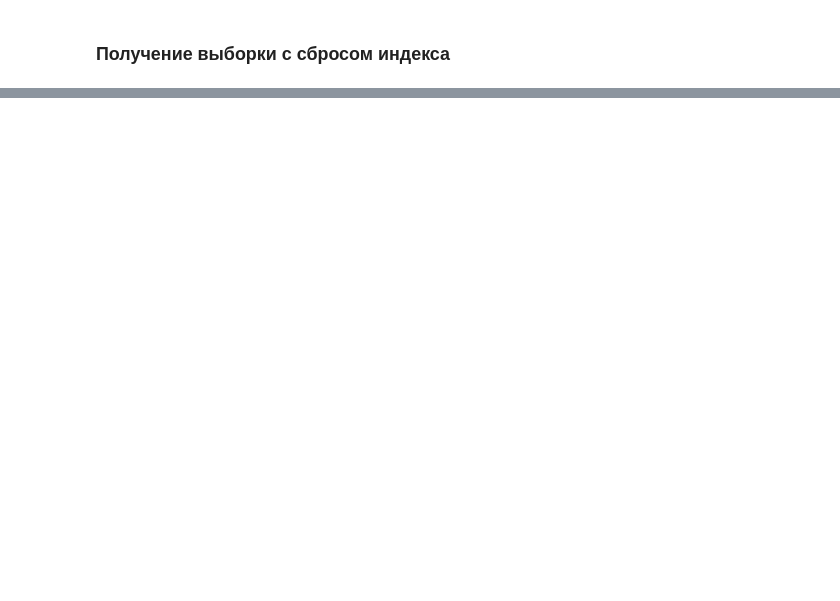
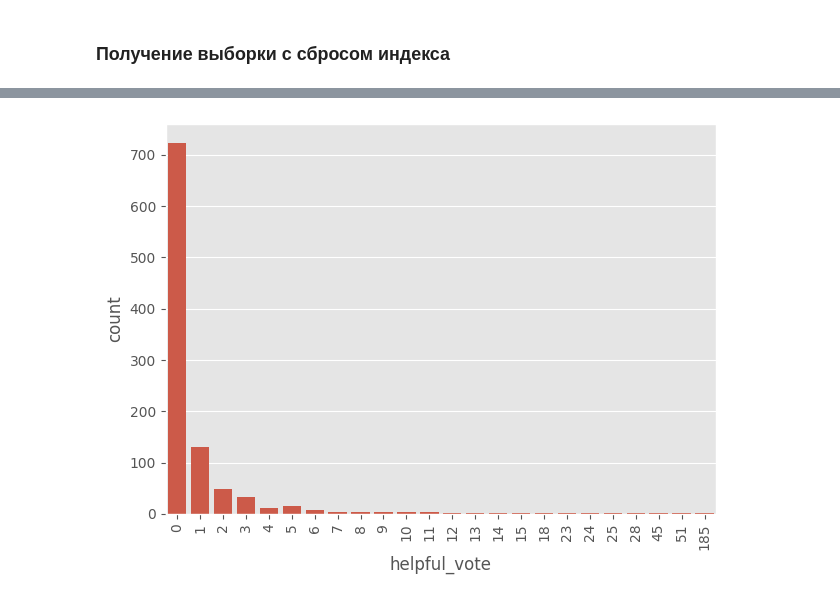
Before and after one commit to Romashka8/AmazonRecomendationSystem, a Jupyter notebook: src/dataloading/dataloader_example.ipynb, the cells around one changed output, grey strips where cells are left out. Drawn from its saved outputs; the diff is of its cells as text; code cells hidden in the pictures; blank space fills up the shorter version.

```diff
--- a/src/dataloading/dataloader_example.ipynb
+++ b/src/dataloading/dataloader_example.ipynb
@@ -85,0 +122,9 @@ reindexed_sample_df.head()
+# %%
+sns.barplot(helpful_vote_dist)
+
+plt.xticks(rotation=90)
+
+plt.tight_layout()
+plt.show()
+# %% [output]
+[figure, added]
```
Also changed, not shown: parts of 6 cells of this notebook.
